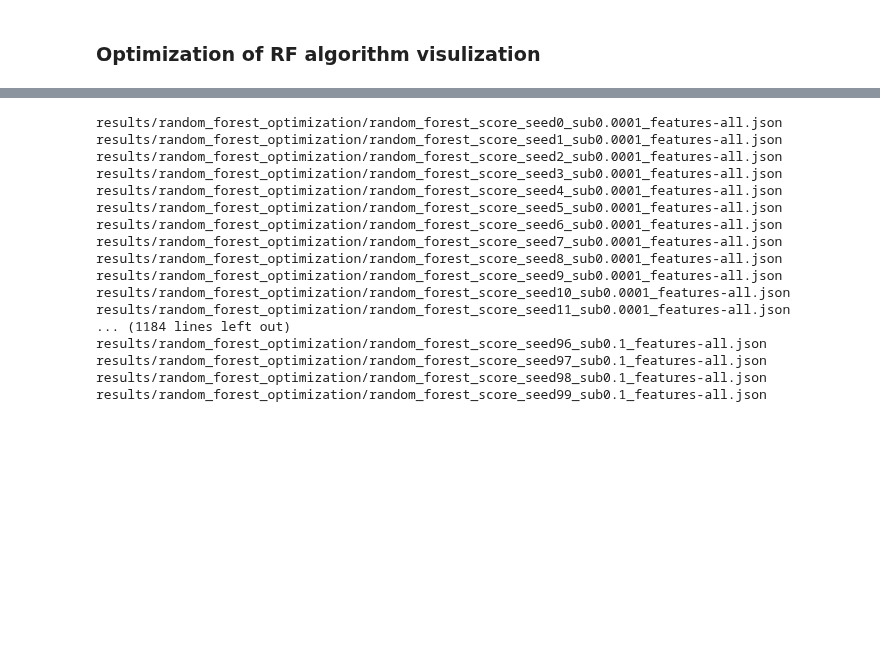
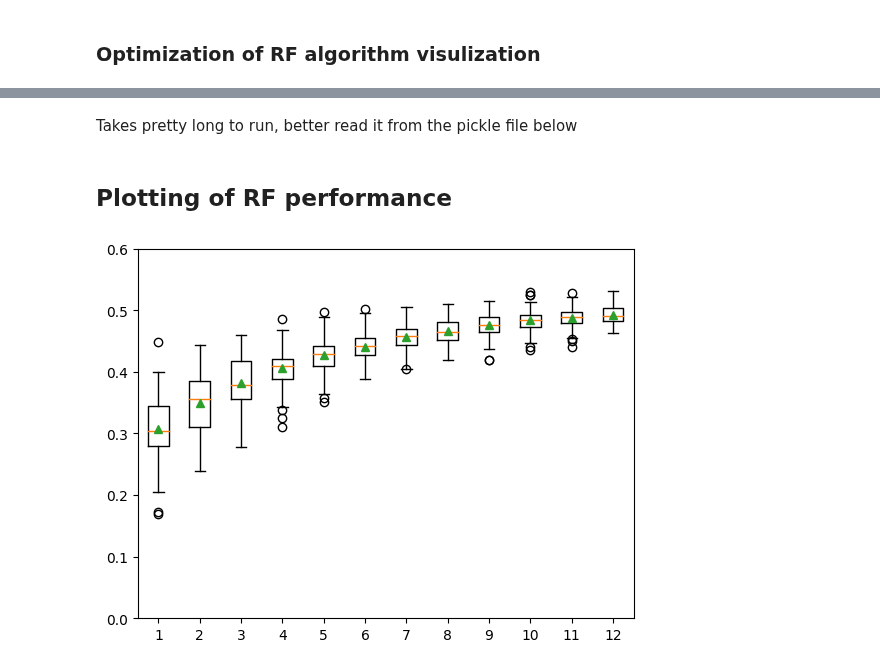
Before and after one commit to amadejp/DS_Project_Feature_Selection, a Jupyter notebook: src/optimization_graphing.ipynb, the cells around one changed output, grey strips where cells are left out. Cells and saved outputs as stored; diff of their text form; code cells hidden in the pictures; blank space fills up the shorter version.

Commit message:
added compile_metrics, visualizations

```diff
--- a/src/optimization_graphing.ipynb
+++ b/src/optimization_graphing.ipynb
@@ -3,21 +3,26 @@
 # %%
 import numpy as np
 import matplotlib.pyplot as plt
-import json
 import os
+import pickle
 
 import helper_functions as hf
 
-subsample_proportions = [0.0001, 0.00016, 0.00025, 0.0004, 0.00063, 0.001, 0.0016, 0.0025, 0.004, 0.0063, 0.01, 0.1]
-random_baseline = hf.get_true_baseline()
+subsample_proportions = [0.0001, 0.00016, 0.00025, 0.0004, 0.00063,
+                         0.001, 0.0016, 0.0025, 0.004, 0.0063,
+                         0.01,
+                         0.1]
 # %%
-def get_file_lists(subsample_proportions):
+def get_file_lists(subsample_proportions, directory, hash='all'):
+    """
+    Returns a dictionary of lists of files for each subsampling proportion.
+    """
     # initialize dictionary to subsample_proportions as keys and empty lists as values
     files = {subsample_proportion: [] for subsample_proportion in subsample_proportions}
-    directory = "results/random_forest_optimization/"
+
     all_files = os.listdir(directory)
     for subsample_proportion in subsample_proportions:
         for file in all_files:
-            if (f"sub{subsample_proportion}_" in file):
+            if (f"sub{subsample_proportion}_" in file and f"features-{hash}" in file):
                 files[subsample_proportion].append(directory + file)
     return files
@@ -81,22 +28,0 @@ def get_data(proportion, seed, algo='random_forest_score', feature_str='all'):
-# %%
-for sub in subsample_proportions:
-    for seed in range(100):
-        data = get_data(sub, seed)
-# %% [output]
-results/random_forest_optimization/random_forest_score_seed0_sub0.0001_features-all.json
-results/random_forest_optimization/random_forest_score_seed1_sub0.0001_features-all.json
-results/random_forest_optimization/random_forest_score_seed2_sub0.0001_features-all.json
-results/random_forest_optimization/random_forest_score_seed3_sub0.0001_features-all.json
-results/random_forest_optimization/random_forest_score_seed4_sub0.0001_features-all.json
-results/random_forest_optimization/random_forest_score_seed5_sub0.0001_features-all.json
-results/random_forest_optimization/random_forest_score_seed6_sub0.0001_features-all.json
-results/random_forest_optimization/random_forest_score_seed7_sub0.0001_features-all.json
-results/random_forest_optimization/random_forest_score_seed8_sub0.0001_features-all.json
-results/random_forest_optimization/random_forest_score_seed9_sub0.0001_features-all.json
-results/random_forest_optimization/random_forest_score_seed10_sub0.0001_features-all.json
-results/random_forest_optimization/random_forest_score_seed11_sub0.0001_features-all.json
-... (1184 lines left out)
-results/random_forest_optimization/random_forest_score_seed96_sub0.1_features-all.json
-results/random_forest_optimization/random_forest_score_seed97_sub0.1_features-all.json
-results/random_forest_optimization/random_forest_score_seed98_sub0.1_features-all.json
-results/random_forest_optimization/random_forest_score_seed99_sub0.1_features-all.json
@@ -133,0 +29,12 @@ file_dict
+# %% [markdown]
+Takes pretty long to run, better read it from the pickle file below
+# %%
+directory = "results/random_forest_optimization/"
+file_lists = get_file_lists(subsample_proportions, directory)
+compiled_metrics = {subsample_proportion: [] for subsample_proportion in subsample_proportions}
+
+for sub in subsample_proportions:
+    compiled_metrics[sub] = hf.compile_metrics(file_lists[sub], shuffle_correction=False)
+
+# with open('results/RF_compiled_metrics.pickle', 'wb') as handle:
+#     pickle.dump(compiled_metrics, handle, protocol=pickle.HIGHEST_PROTOCOL)
@@ -133,0 +44,8 @@ file_dict
+# %% [markdown]
+## Plotting of RF performance
+# %%
+plt.boxplot([compiled_metrics[sub]["auc_first_gen"] for sub in subsample_proportions], showmeans=True)
+plt.ylim(0, 0.6)
+plt.show()
+# %% [output]
+[figure, added]
```
Also changed, not shown: parts of 18 cells of this notebook, 2 other files.
